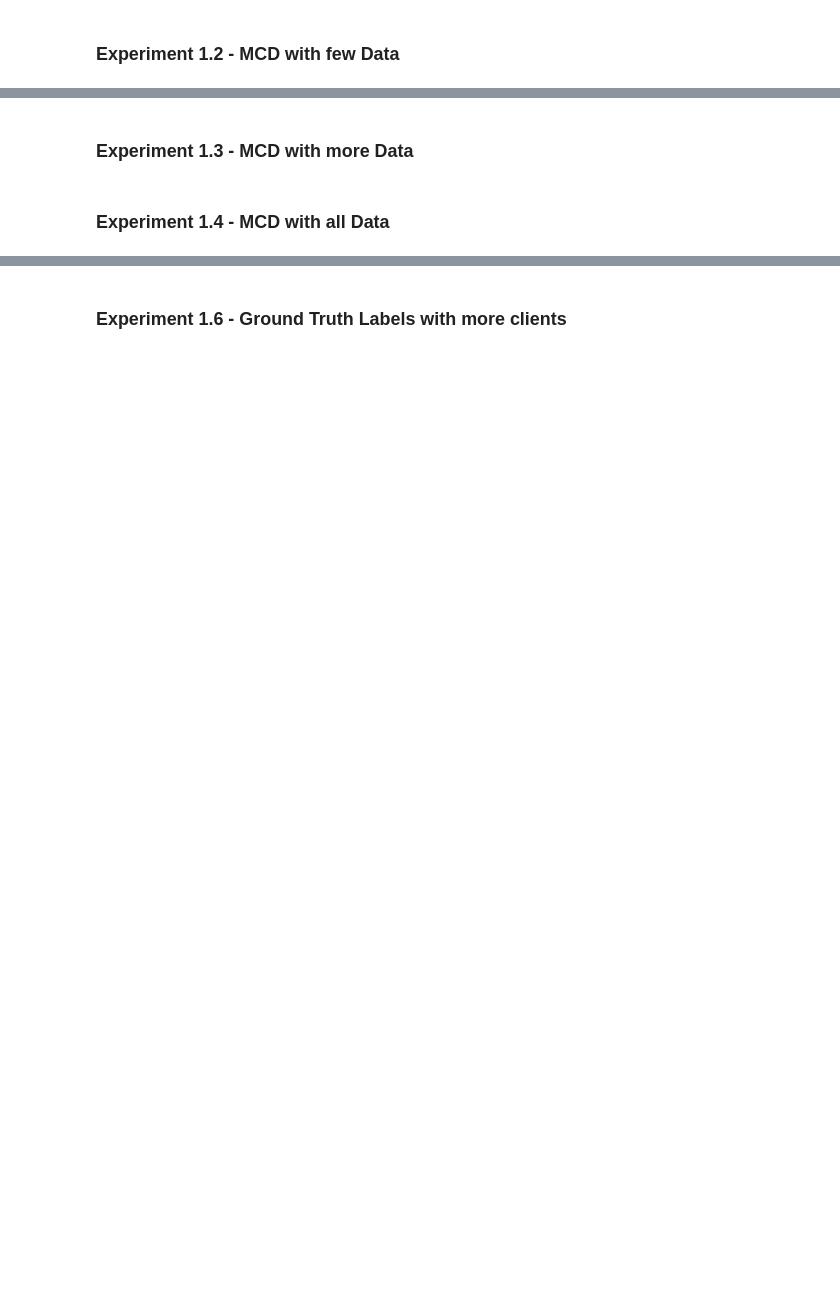
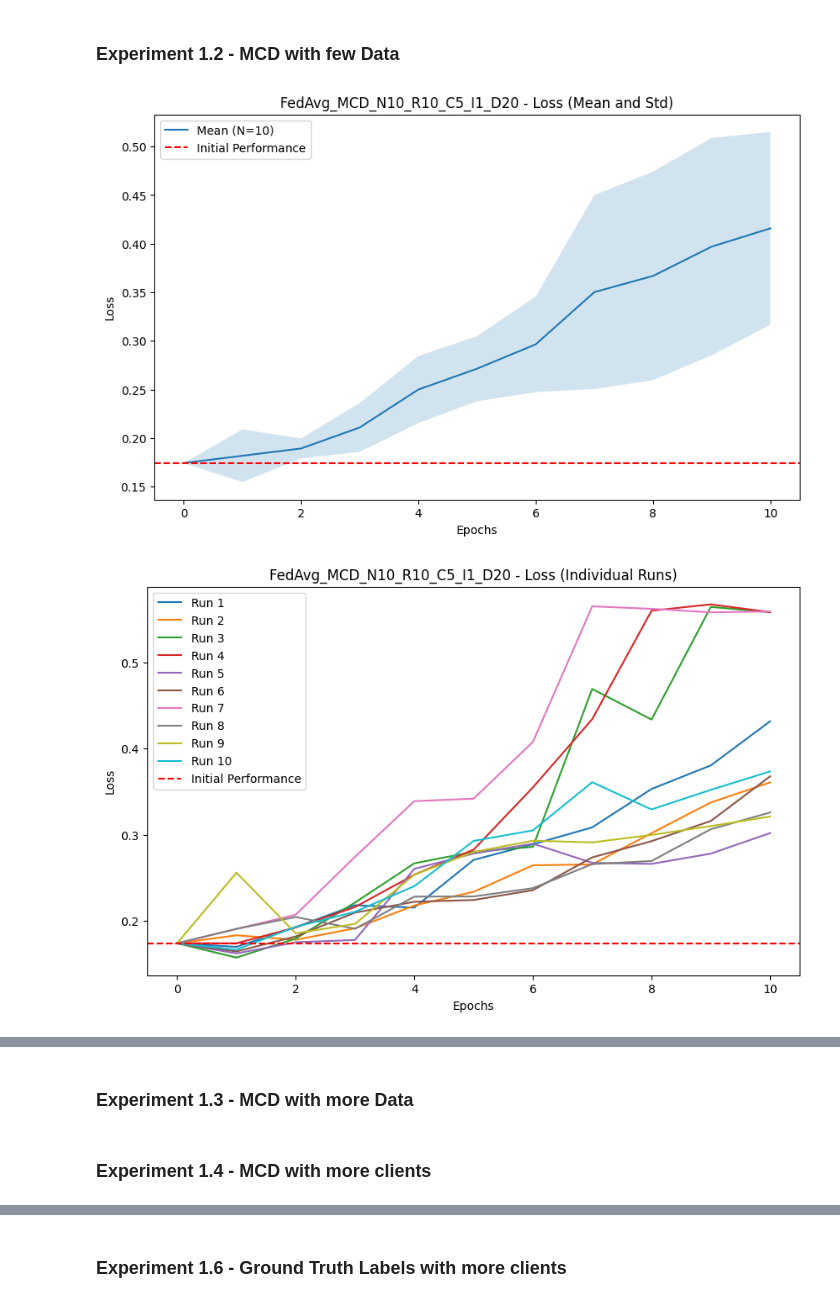
Before and after one commit to aharabada/FederatedLearning, a Jupyter notebook: code/FedAvgExperiments.ipynb, the cells around one changed output, grey strips where cells are left out. Drawn from its saved outputs; the diff is of its cells as text; code cells hidden in the pictures; blank space fills up the shorter version.

```diff
--- a/code/FedAvgExperiments.ipynb
+++ b/code/FedAvgExperiments.ipynb
@@ -50,11 +50,14 @@ run_experiment(config)
 # %%
 config = {
     "RUNS": 10,
-    "ROUNDS": 20,
+    "ROUNDS": 10,
     "N_CLIENTS": 5,
     "CLIENT_ITERATIONS": 1,
     "N_DATAPOINTS_PER_ROUND": 20,
     "USE_MCD": True
 }
 
 run_experiment(config)
+# %% [output]
+[figure, added]
+[figure, added]
@@ -72,7 +77,7 @@ config = {
 
 run_experiment(config)
 # %% [markdown]
-### Experiment 1.4 - MCD with all Data
+### Experiment 1.4 - MCD with more clients
 # %%
 config = {
     "RUNS": 10,
```
Also changed, not shown: parts of 7 cells of this notebook, 2 other files.
